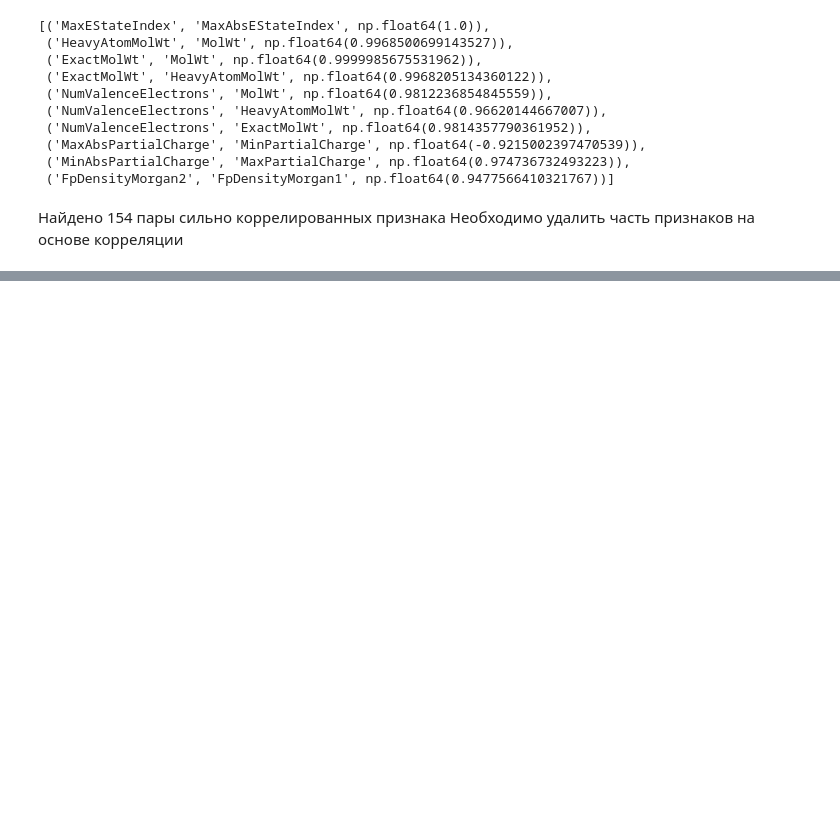
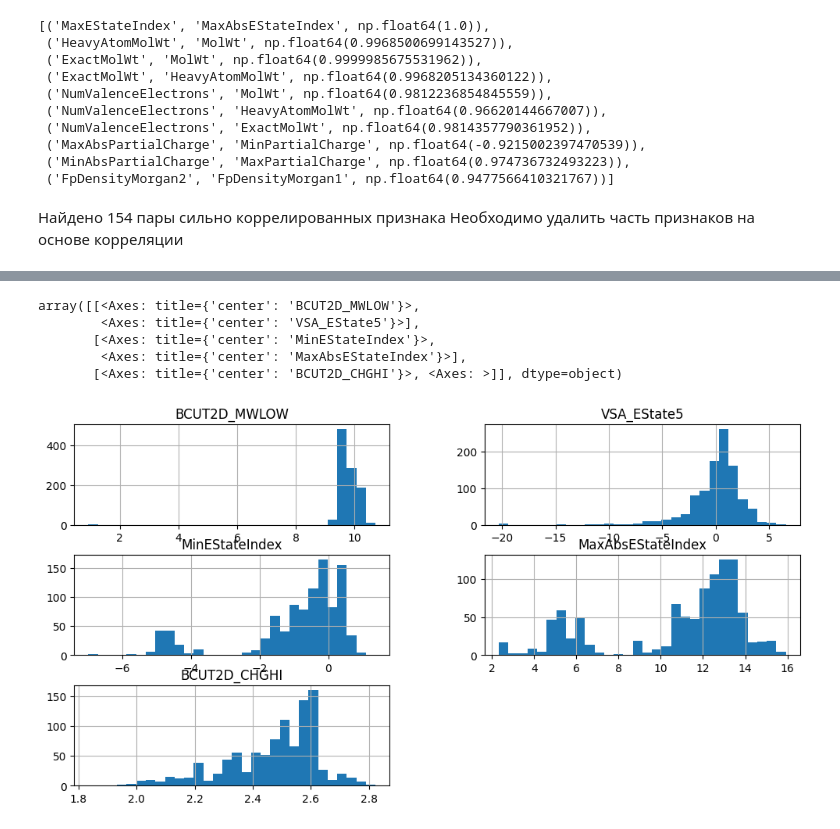
Before and after one commit to YashinSergey/compound_effectiveness_prediction, a Jupyter notebook: notebooks/eda.ipynb, the cells around one changed output, grey strips where cells are left out. Saved outputs shown, nothing was run; the diff lists cells and outputs as text; code cells hidden in the pictures; blank space fills up the shorter version.

```diff
--- a/notebooks/eda.ipynb
+++ b/notebooks/eda.ipynb
@@ -362,0 +550,12 @@ high_corr[:10]
+# %%
+# проверим распределение 5 самых перекошенных влево признаков
+cols_to_check = numeric_skew.sort_values().head(5).index
+
+df_features_processed[cols_to_check].hist(bins=30, figsize=(12, 6))
+# %% [output]
+array([[<Axes: title={'center': 'BCUT2D_MWLOW'}>,
+        <Axes: title={'center': 'VSA_EState5'}>],
+       [<Axes: title={'center': 'MinEStateIndex'}>,
+        <Axes: title={'center': 'MaxAbsEStateIndex'}>],
+       [<Axes: title={'center': 'BCUT2D_CHGHI'}>, <Axes: >]], dtype=object)
+[figure, added]
```
Also changed, not shown: parts of 21 cells of this notebook, 3 other files.
